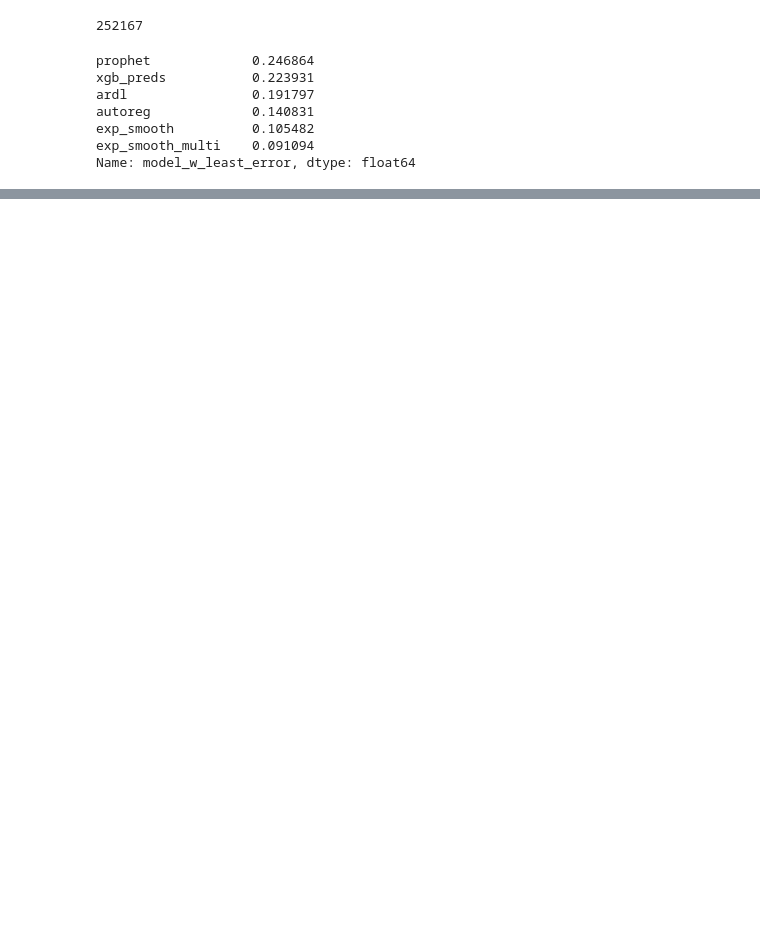
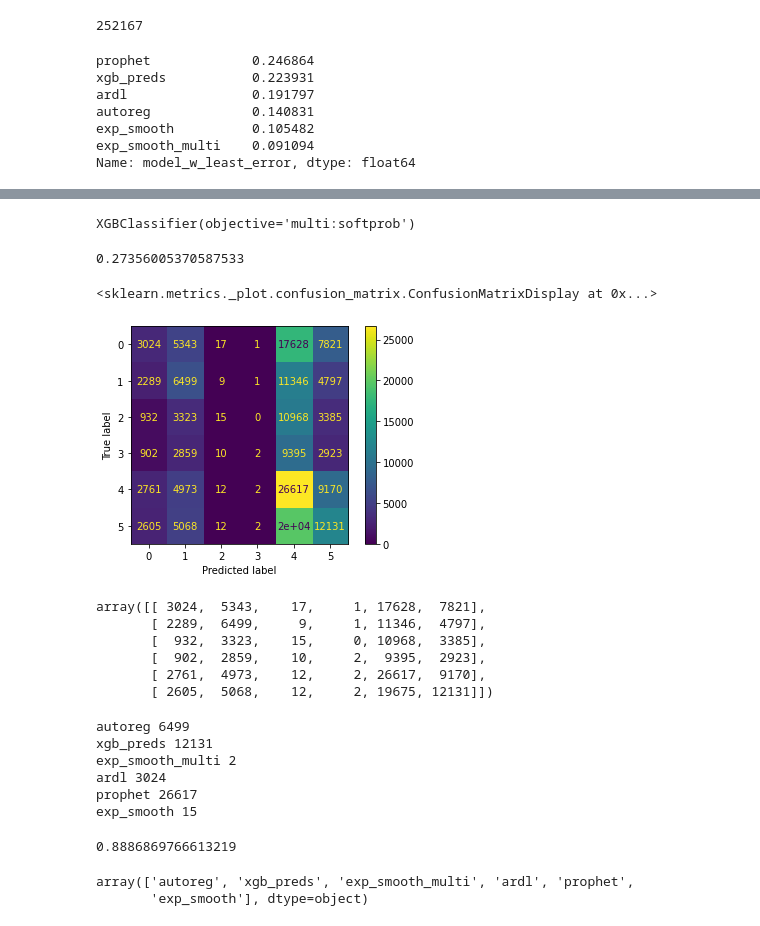
Before and after one commit to despresj/Data-Mining-Proj, a Jupyter notebook: notebooks/fitting_models_to_errors.ipynb, the cells around one changed output, grey strips where cells are left out. Drawn from its saved outputs; the diff is of its cells as text; code cells hidden in the pictures; blank space fills up the shorter version.

```diff
--- a/notebooks/fitting_models_to_errors.ipynb
+++ b/notebooks/fitting_models_to_errors.ipynb
@@ -16,3 +16,7 @@ autoreg             0.140831
 exp_smooth          0.105482
 exp_smooth_multi    0.091094
 Name: model_w_least_error, dtype: float64
+# %%
+from sklearn.preprocessing import StandardScaler
+scaler = StandardScaler()
+scaler.fit(X)
@@ -44,16 +49,0 @@ array([[ 6864,  4874,  3454,  3049,  8140,  7453],
-# %%
-from sklearn.neighbors import KNeighborsClassifier
-from tqdm import tqdm
-
-accuracy = []
-for k in tqdm(range(1, 35)):
-
-
-    knn = KNeighborsClassifier(algorithm='auto', leaf_size=30, metric='minkowski',
-            metric_params=None, n_jobs=None, n_neighbors=k, p=2,
-            weights='distance')
-    knn.fit(X_train, y_train)
-    yhat = knn.predict(X_test)
-
-    acc = sum(yhat == y_test) / len(yhat)
-    accuracy.append(acc)
@@ -59,0 +52,50 @@ for k in tqdm(range(1, 35)):
+# %%
+model = XGBClassifier()
+model.fit(X_train, y_train)
+# %% [output]
+XGBClassifier(objective='multi:softprob')
+# %%
+yhat = model.predict(X_test)
+# %%
+sum(yhat == y_test) / len(yhat)
+# %% [output]
+0.27356005370587533
+# %%
+from sklearn.metrics import confusion_matrix, ConfusionMatrixDisplay
+
+cm = confusion_matrix(y_test, yhat, )
+cmd = ConfusionMatrixDisplay(cm)
+cmd.plot()
+# %% [output]
+<sklearn.metrics._plot.confusion_matrix.ConfusionMatrixDisplay at 0x...>
+[figure, added]
+# %%
+cm
+# %% [output]
+array([[ 3024,  5343,    17,     1, 17628,  7821],
+       [ 2289,  6499,     9,     1, 11346,  4797],
+       [  932,  3323,    15,     0, 10968,  3385],
+       [  902,  2859,    10,     2,  9395,  2923],
+       [ 2761,  4973,    12,     2, 26617,  9170],
+       [ 2605,  5068,    12,     2, 19675, 12131]])
+# %%
+for target in y_test.unique():
+    t = sum(np.logical_and(y_test == target, yhat == target))
+    print(target, t)
+# %% [output]
+autoreg 6499
+xgb_preds 12131
+exp_smooth_multi 2
+ardl 3024
+prophet 26617
+exp_smooth 15
+# %%
+sum(y_test == "autoreg")
+sum(yhat == "autoreg")
+# %% [output]
+0.8886869766613219
+# %%
+y_test.unique()
+# %% [output]
+array(['autoreg', 'xgb_preds', 'exp_smooth_multi', 'ardl', 'prophet',
+       'exp_smooth'], dtype=object)
```
Also changed, not shown: parts of 9 cells of this notebook.
